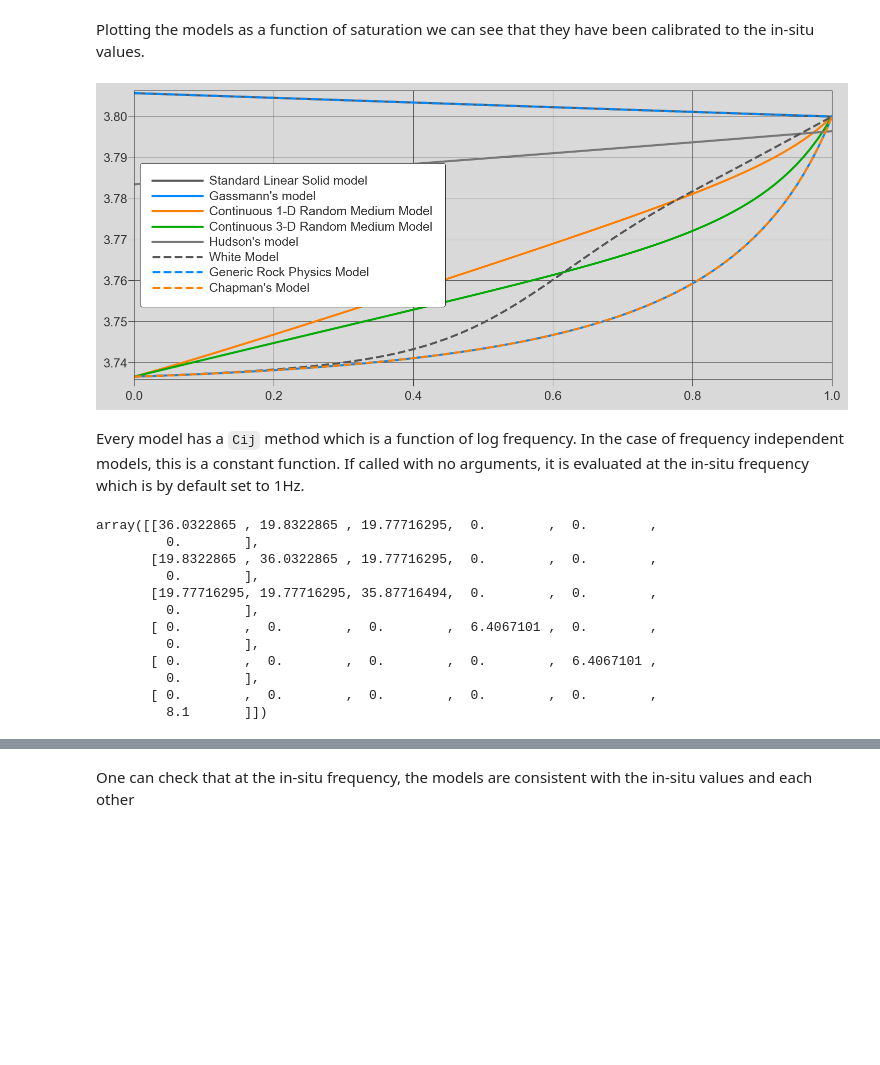
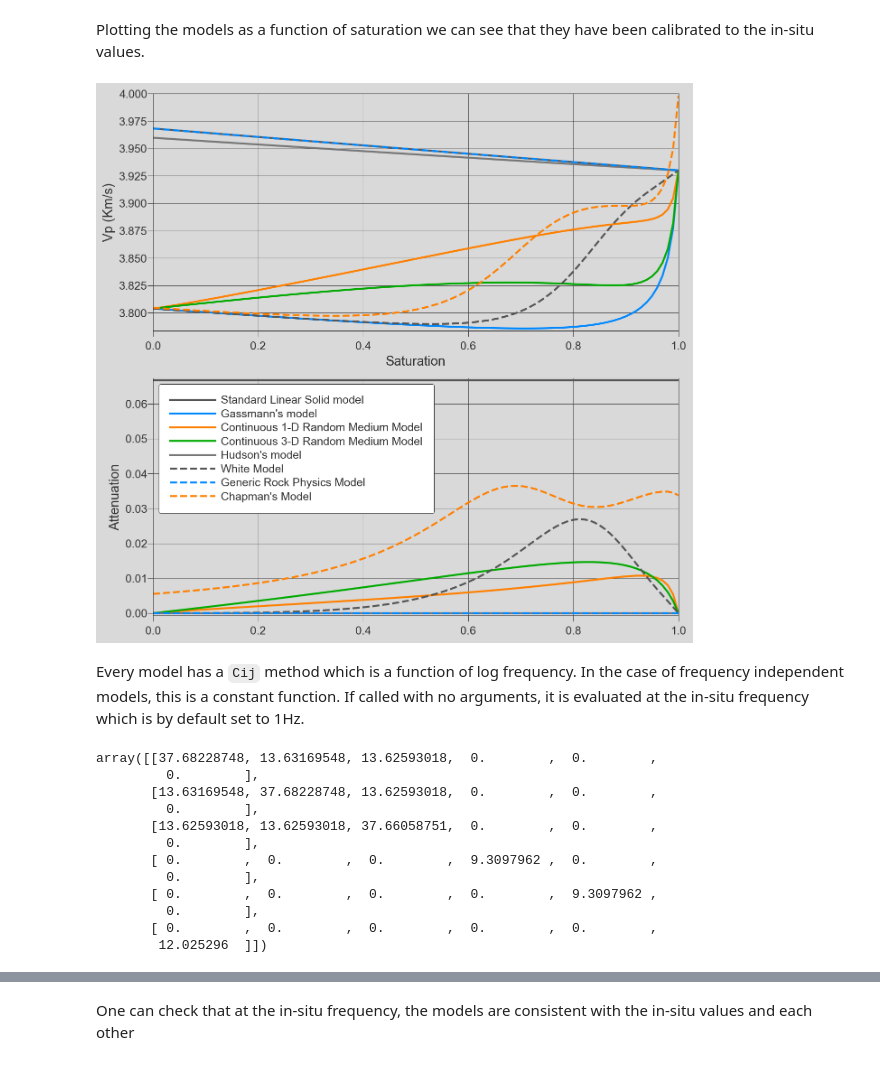
Before and after one commit to gpap-gpap/mantis-core-examples, a Jupyter notebook: Example_2_Rocks.ipynb, the cells around one changed output, grey strips where cells are left out. Drawn from its saved outputs; the diff is of its cells as text; code cells hidden in the pictures; blank space fills up the shorter version.

```diff
--- a/Example_2_Rocks.ipynb
+++ b/Example_2_Rocks.ipynb
@@ -17,25 +16,27 @@ import numpy as np
 # %% [markdown]
 We first define a fluid
 # %%
-water = manFL.Fluid.from_presets(name="Water", temperature=30, pressure=25)
-co2 = manFL.Fluid.from_presets(name="CarbonDioxide", temperature=30, pressure=25)
+water = manFL.Fluid.from_presets(name="Water", temperature=40, pressure=10)
+co2 = manFL.Fluid.from_presets(name="CarbonDioxide", temperature=40, pressure=10)
 water_co2_mix = manFL.FluidMix(fluid1=water, fluid2=co2)
 # %% [markdown]
 Using in-situ values, we have a pallette of models that can be evaluated and calibrated to these in situ values. The calibration is such that the models are consistent with the in-situ values.
 # %%
-in_situ = {"Vp": 3.8, "Vs": 1.8, "Rho": 2.5}
+# in_situ = {"Vp": 3.8, "Vs": 1.8, "Rho": 2.5}
+in_situ = {"Vp": 3.93, "Vs": 2.22, "Rho": 2.44}
 water_co2_mix.saturation = 1
 parameters = {
-    "Phi": 0.2,
-    "Km": 37.5,
+    "Phi": 0.25,
+    # "Km": 37.5,
+    "Km": 45.5,
     "fluid": water_co2_mix,
     "permeability": 1e-12,
-    "patch_size": 0.0005,
-    "bubble_radius": 0.0005,
-    "Q_sls":10,
+    "patch_size": 0.0002,
+    "bubble_radius": 0.0002,
+    "Q_sls":15,
     "Log_omega_ref":0,
     "crack_density": 0.1,
-    "aspect_ratio": 0.001,
+    "aspect_ratio": 0.0001,
     "eps": 0.1,
     # "tau": np.log10(1 / 2 / np.pi / 35),
     "tau":10
@@ -43,7 +44,6 @@ parameters = {
 
 pars = {**in_situ, **parameters}
 # %%
-
 models = {
     str(model.__name__).split(".")[-1]: {
         "name": model.Model.name,
@@ -52,3 +52,7 @@ models = {
     for model in manRP.model_factory.ModelsBuild.models
 }
 calibrated = {model: manRP.models(identifier=model, **pars) for model in models}
+calibrated["chapman"].eps = 0.005
+for key, val in models.items():
+    types = "\n".join(val["type"])
+    print(f"{val['name']:-^40}\n{types}")
@@ -57,43 +79,53 @@ Plotting the models as a function of saturation we can see that they have been c
 # %%
 s = np.linspace(0, 1, 100)
 water_co2_mix.saturation = 1
 density = manRP.density.Density.from_insitu(Rho=in_situ["Rho"], fluid=water_co2_mix, Rho_d=2.65)
 
-fig, ax = plt.subplots()
+fig, ax = plt.subplots(2,1, figsize=(10,10))
 data = np.empty((len(calibrated), len(s)))
+att = data.copy()
 for j, sat in enumerate(s):
     water_co2_mix.saturation = sat
     for i, model in enumerate(calibrated.items()):
         m, v = model
         data[i, j] = np.sqrt(np.real(v.Cij()[0,0] / density()))
+        att[i, j]=np.abs(np.imag(v.Cij()[0,0]))/np.real(v.Cij()[0,0])
 for i, d in enumerate(data):
     if i>4:
         dash = '--'
     else:
         dash = '-'
-    ax.plot(s, d, label=calibrated[list(calibrated.keys())[i]].name, lw=2, linestyle=dash)
-ax.legend()
+    ax[0].plot(s, d, label=calibrated[list(calibrated.keys())[i]].name, lw=2, linestyle=dash)
+    ax[1].plot(
+        s, att[i], label=calibrated[list(calibrated.keys())[i]].name, lw=2, linestyle=dash
+    )
+
+ax[0].set_xlabel("Saturation")
+ax[0].set_ylabel("Vp (Km/s)")
+ax[1].set_ylabel("Attenuation")
+
+ax[1].legend()
 plt.show()
 plt.close()
 # %% [output]
-[figure, old version]
+[figure, new version]
 # %% [markdown]
 Every model has a `Cij` method which is a function of log frequency. In the case of frequency independent models, this is a constant function. If called with no arguments, it is evaluated at the in-situ frequency which is by default set to 1Hz.
 # %%
 calibrated["hudson"].Cij()
 # %% [output]
-array([[36.0322865 , 19.8322865 , 19.77716295,  0.        ,  0.        ,
+array([[37.68228748, 13.63169548, 13.62593018,  0.        ,  0.        ,
          0.        ],
-       [19.8322865 , 36.0322865 , 19.77716295,  0.        ,  0.        ,
+       [13.63169548, 37.68228748, 13.62593018,  0.        ,  0.        ,
          0.        ],
-       [19.77716295, 19.77716295, 35.87716494,  0.        ,  0.        ,
+       [13.62593018, 13.62593018, 37.66058751,  0.        ,  0.        ,
          0.        ],
-       [ 0.        ,  0.        ,  0.        ,  6.4067101 ,  0.        ,
+       [ 0.        ,  0.        ,  0.        ,  9.3097962 ,  0.        ,
          0.        ],
-       [ 0.        ,  0.        ,  0.        ,  0.        ,  6.4067101 ,
+       [ 0.        ,  0.        ,  0.        ,  0.        ,  9.3097962 ,
          0.        ],
        [ 0.        ,  0.        ,  0.        ,  0.        ,  0.        ,
-         8.1       ]])
+        12.025296  ]])
 # %%
 calibrated["sls"].Cij(), calibrated["sls"].Cij(omega=-1)
 # %% [output]
```
Also changed, not shown: parts of 4 cells of this notebook, 1 other file.
